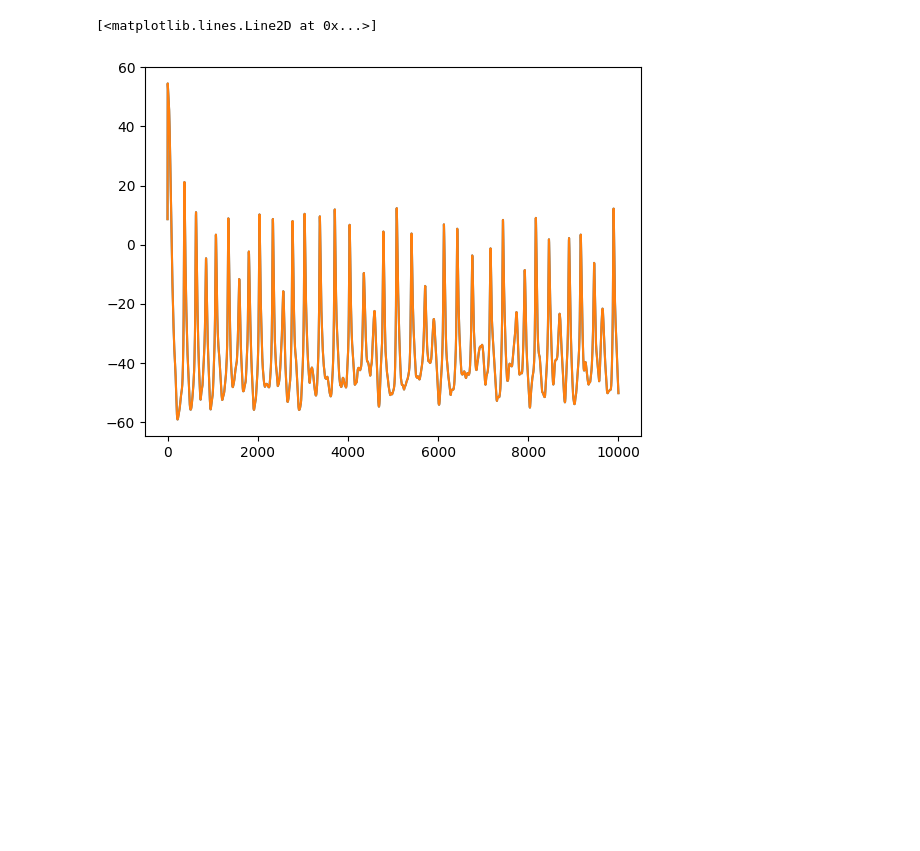
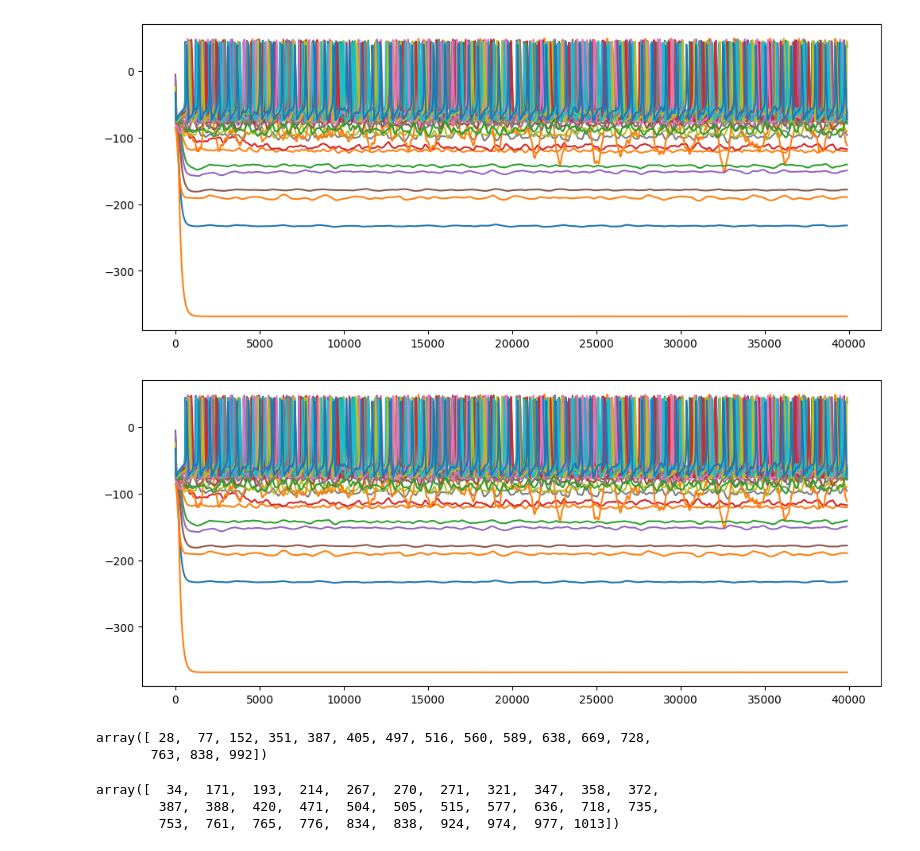
Before and after one commit to Cai-Fangxu/Phys244-course-project, a Jupyter notebook: pre_post_processing.ipynb, the cells around one changed output. Drawn from its saved outputs; the diff is of its cells as text; code cells hidden in the pictures; blank space fills up the shorter version.

```diff
--- a/pre_post_processing.ipynb
+++ b/pre_post_processing.ipynb
@@ -9,3 +4,9 @@ n_recorded_neuron = 9
+# %%
+n_neurons = 1024
+n_steps = 40000
+n_driven_current = 16
+n_recorded_neuron = 32
+time_spacing = 0.02
 # %%
 """generate weights"""
 np.random.seed(123)
@@ -28,10 +24,48 @@ driving_currents.tofile("driving_currents.bin")
+# %%
+"""generate driving currents"""
+def random_harmonics(seed, n_harmonics, period_range, coeff_range, amplitude):
+    np.random.seed(seed)
+    periods = np.random.uniform(period_range[0], period_range[1], n_harmonics)
+    coeffs = np.random.uniform(coeff_range[0], coeff_range[1], n_harmonics)
+    coeffs = amplitude/np.sum(np.abs(coeffs))*coeffs
+    phases = np.random.uniform(0, 2*np.pi, n_harmonics)
+    def fun(t):
+        tmps = coeffs*np.sin(2*np.pi*t/periods + phases)
+        return np.sum(tmps)
+        # return 0.
+    return np.vectorize(fun)
+
+driving_currents = np.zeros((n_driven_current, n_steps))
+for i in range(n_driven_current):
+    driving_currents[i] = random_harmonics(seed=i+n_neurons, n_harmonics=10, period_range=(5, 50), coeff_range=(0, 1), amplitude=30)(np.arange(0, n_steps)*time_spacing)
+# driving_currents = np.ones((2, n_steps))*100 # for simplicity, just use a constant current.
+driving_currents.tofile("driving_currents_1024_16.bin")
 # %%
 """get recorded data"""
 voltage_record_openmp = np.fromfile("voltage_record_openmp.bin", dtype=np.float64).reshape((n_recorded_neuron, n_steps))
 voltage_record_mpi = np.fromfile("voltage_record_mpi.bin", dtype=np.float64).reshape((n_recorded_neuron, n_steps))
-# %%
-plt.plot(voltage_record_openmp[0, :])
-plt.plot(voltage_record_mpi[0, :])
-# %% [output]
-[<matplotlib.lines.Line2D at 0x...>]
-[figure, removed]
+# %%
+fig, axes = plt.subplots(1, 1, figsize=(12, 5))
+# for i in range(n_recorded_neuron):
+for i in range(32):
+    axes.plot(voltage_record_openmp[i, 100:])
+# %% [output]
+[figure, added]
+# %%
+fig, axes = plt.subplots(1, 1, figsize=(12, 5))
+# for i in range(n_recorded_neuron):
+for i in range(32):
+    axes.plot(voltage_record_mpi[i, 100:])
+# %% [output]
+[figure, added]
+# %%
+np.sort(np.random.choice(n_neurons, n_driven_current, replace=False))
+# %% [output]
+array([ 28,  77, 152, 351, 387, 405, 497, 516, 560, 589, 638, 669, 728,
+       763, 838, 992])
+# %%
+np.sort(np.random.choice(n_neurons, n_recorded_neuron, replace=False))
+# %% [output]
+array([  34,  171,  193,  214,  267,  270,  271,  321,  347,  358,  372,
+        387,  388,  420,  471,  504,  505,  515,  577,  636,  718,  735,
+        753,  761,  765,  776,  834,  838,  924,  974,  977, 1013])
```
Also changed, not shown: parts of 4 cells of this notebook.
